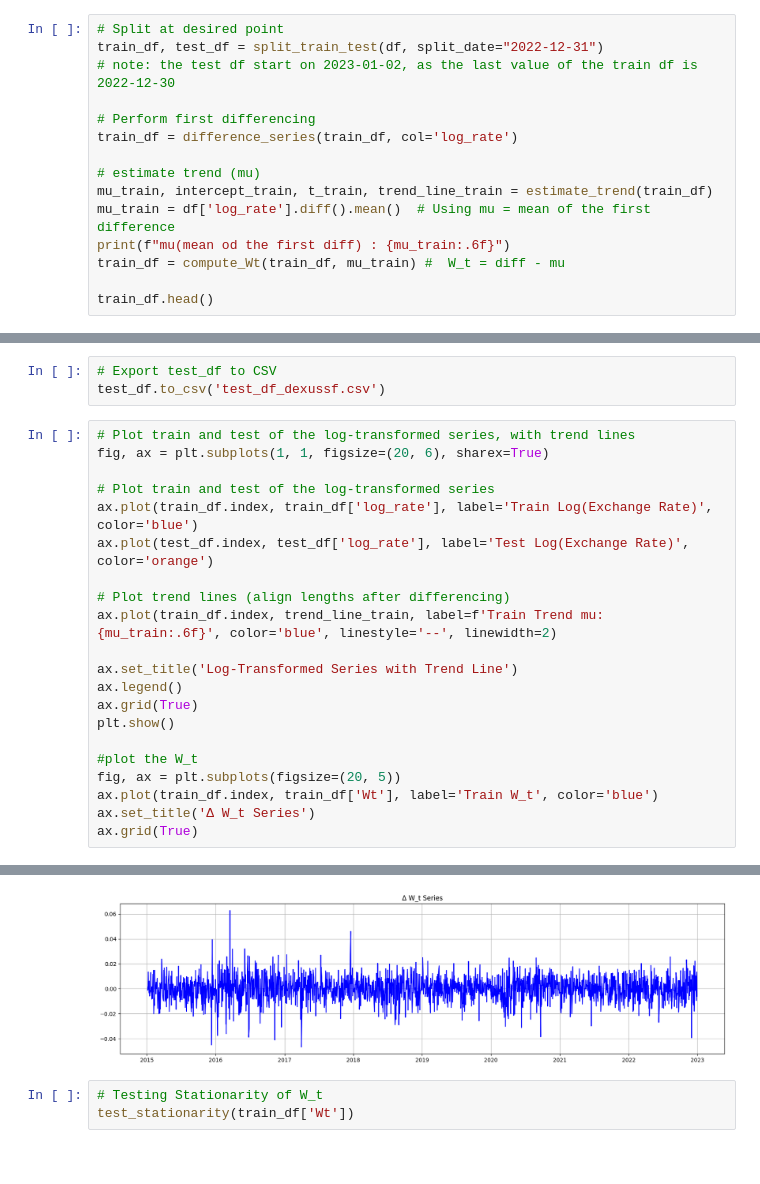
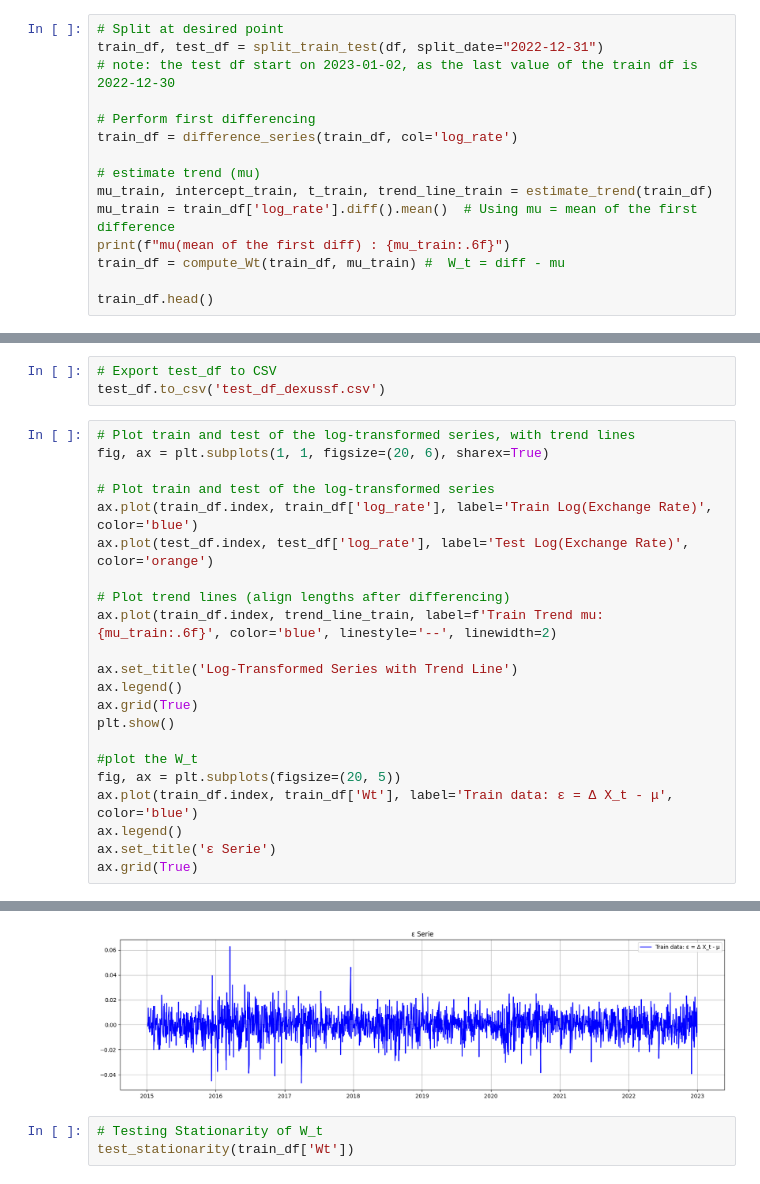
Before and after one commit to kenjihilasak/exchange-rate-forecasting, a Jupyter notebook: 2. preprocesing/prepro.ipynb, the cells around one changed output, grey strips where cells are left out. Cells and saved outputs as stored; diff of their text form.

```diff
--- a/2. preprocesing/prepro.ipynb
+++ b/2. preprocesing/prepro.ipynb
@@ -377,8 +390,8 @@ train_df = difference_series(train_df, col='log_rate')
 
 # estimate trend (mu)
 mu_train, intercept_train, t_train, trend_line_train = estimate_trend(train_df)
-mu_train = df['log_rate'].diff().mean()  # Using mu = mean of the first difference
-print(f"mu(mean od the first diff) : {mu_train:.6f}")
+mu_train = train_df['log_rate'].diff().mean()  # Using mu = mean of the first difference
+print(f"mu(mean of the first diff) : {mu_train:.6f}")
 train_df = compute_Wt(train_df, mu_train) #  W_t = diff - mu
 
 train_df.head()
@@ -399,27 +412,28 @@ test_df.to_csv('test_df_dexussf.csv')
 # %%
 # Plot train and test of the log-transformed series, with trend lines
 fig, ax = plt.subplots(1, 1, figsize=(20, 6), sharex=True)
 
 # Plot train and test of the log-transformed series
 ax.plot(train_df.index, train_df['log_rate'], label='Train Log(Exchange Rate)', color='blue')
 ax.plot(test_df.index, test_df['log_rate'], label='Test Log(Exchange Rate)', color='orange')
 
 # Plot trend lines (align lengths after differencing)
 ax.plot(train_df.index, trend_line_train, label=f'Train Trend mu: {mu_train:.6f}', color='blue', linestyle='--', linewidth=2)
 
 ax.set_title('Log-Transformed Series with Trend Line')
 ax.legend()
 ax.grid(True)
 plt.show()
 
 #plot the W_t
 fig, ax = plt.subplots(figsize=(20, 5))
-ax.plot(train_df.index, train_df['Wt'], label='Train W_t', color='blue')
-ax.set_title('Δ W_t Series')
+ax.plot(train_df.index, train_df['Wt'], label='Train data: ε = Δ X_t - μ', color='blue')
+ax.legend()
+ax.set_title('ε Serie')
 ax.grid(True)
 # %% [output]
 [figure]
-[figure, old version]
+[figure, new version]
 # %%
 # Testing Stationarity of W_t
 test_stationarity(train_df['Wt'])
```
Also changed, not shown: parts of 8 cells of this notebook, 47 other files.
